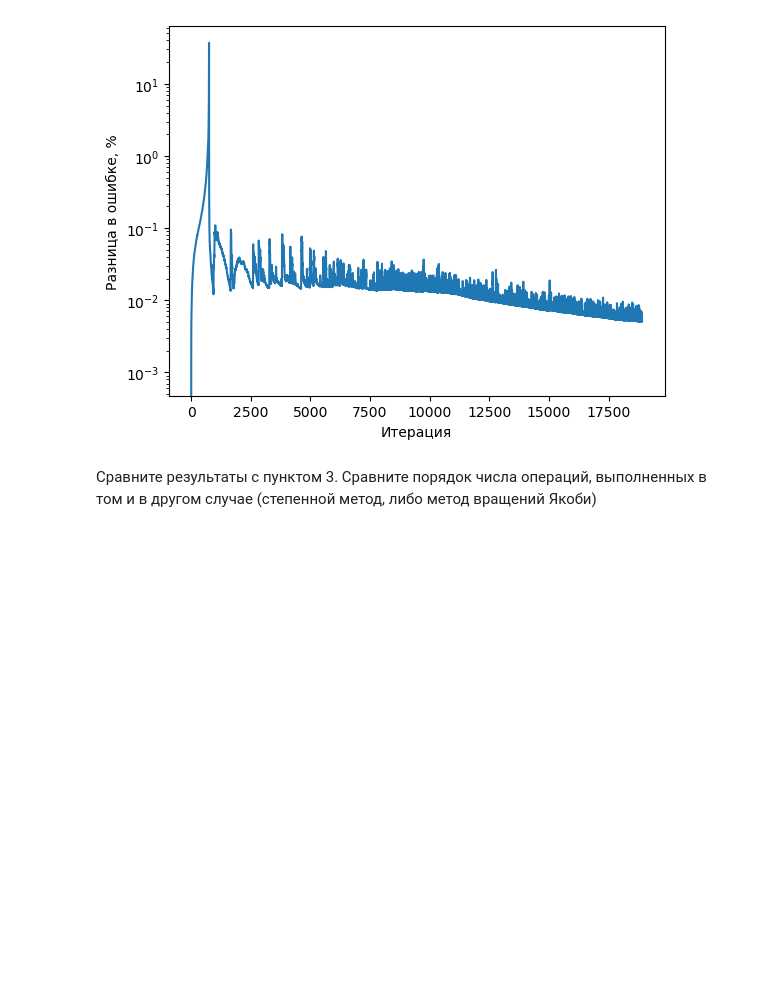
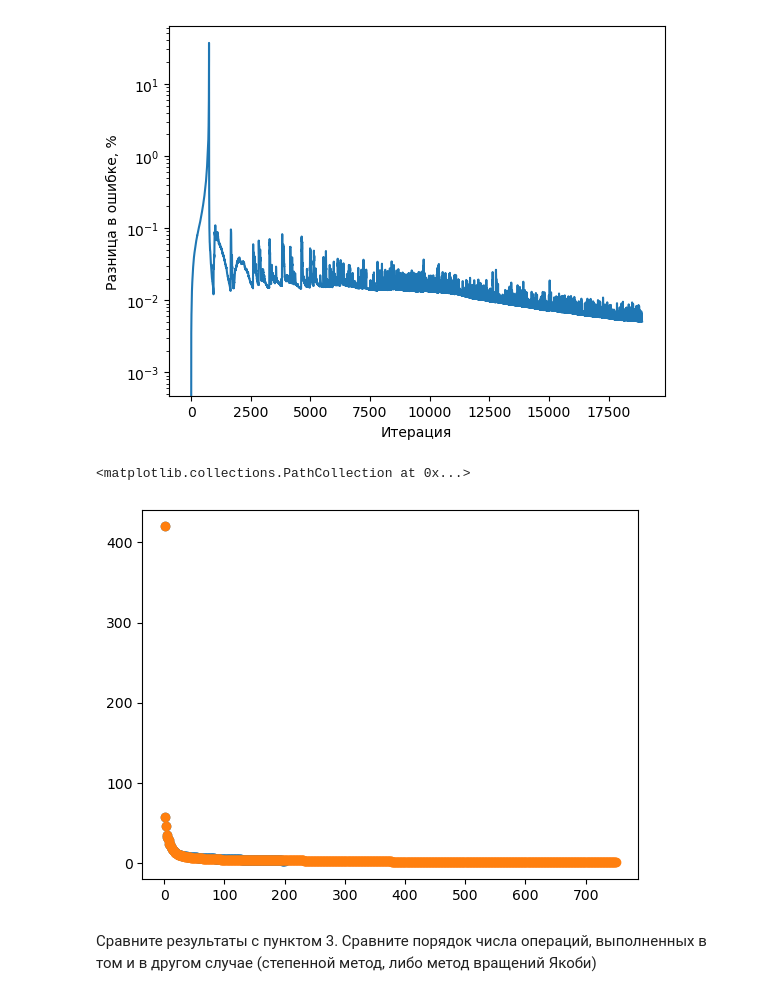
Before and after one commit to vorandpav/NAM, a Jupyter notebook: lab2/NM_EAI_lab_2.ipynb, the cells around one changed output. Cells and saved outputs as stored; diff of their text form; code cells hidden in the pictures; blank space fills up the shorter version.

```diff
--- a/lab2/NM_EAI_lab_2.ipynb
+++ b/lab2/NM_EAI_lab_2.ipynb
@@ -10,7 +10,7 @@ import matplotlib.image as image
 
 r = np.random.RandomState(69)
 # %%
-img = image.imread(r'C:\Users\VORANDPAV BIG SPB\PycharmProjects\NAM\lab2\kot-eti-udivitelnye-kotiki.jpg')
+img = image.imread(r'C:\Users\user\PycharmProjects\NAM\lab2\kot-eti-udivitelnye-kotiki.jpg')
 
 plt.imshow(img)
 plt.show()
@@ -268,6 +268,12 @@ plt.show()
 # %% [output]
 [figure]
 [figure]
+# %%
+plt.scatter(np.arange(1, R_T_SVD[5][1].shape[0] + 1, 1), np.diag(R_T_SVD[5][1]))
+plt.scatter(np.arange(1, jacobi_res_R[0].shape[0] + 1, 1), np.sort(jacobi_res_R[0])[::-1])
+# %% [output]
+<matplotlib.collections.PathCollection at 0x...>
+[figure, added]
 # %% [markdown]
 Сравните результаты с пунктом 3. Сравните порядок числа
 операций, выполненных в том и в другом случае (степенной метод, либо
```
Also changed, not shown: parts of 4 cells of this notebook.
